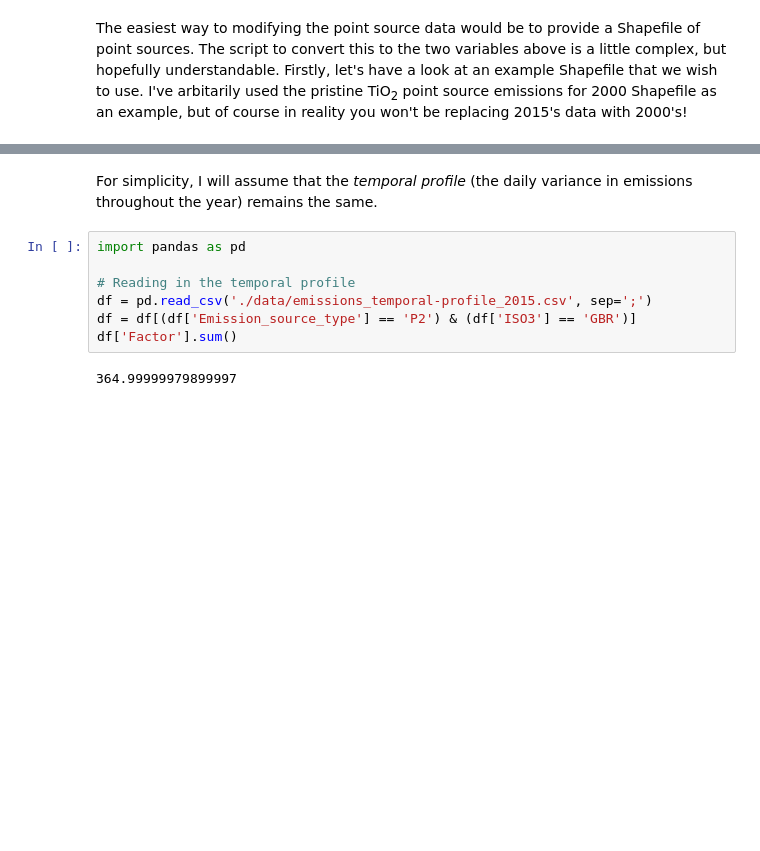
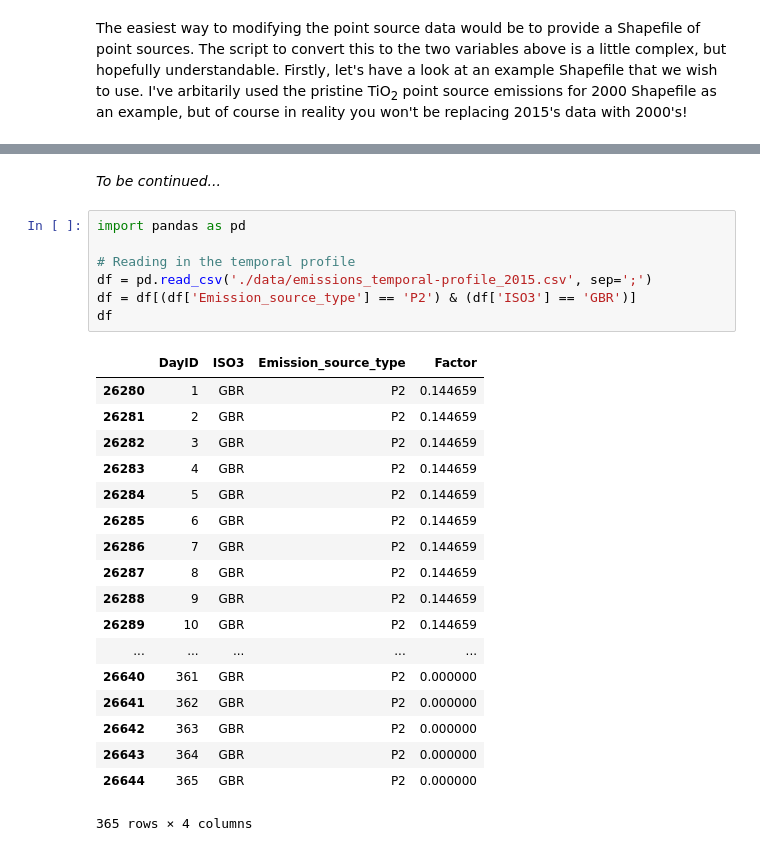
Before and after one commit to samharrison7/nanosolveit-nb, a Jupyter notebook: 2020-03-26_modifying-nanofase-input-data.ipynb, the cells around one changed output, grey strips where cells are left out. Saved outputs shown, nothing was run; the diff lists cells and outputs as text; blank space fills up the shorter version.

```diff
--- a/2020-03-26_modifying-nanofase-input-data.ipynb
+++ b/2020-03-26_modifying-nanofase-input-data.ipynb
@@ -170,14 +170,31 @@ fig.show(renderer='notebook')
 # %% [output]
 [interactive output not drawn]
 [interactive output not drawn]
-# %% [markdown]
-For simplicity, I will assume that the *temporal profile* (the daily variance in emissions throughout the year) remains the same.
+# %% [markdown]
+*To be continued...*
 # %%
 import pandas as pd
 
 # Reading in the temporal profile
 df = pd.read_csv('./data/emissions_temporal-profile_2015.csv', sep=';')
 df = df[(df['Emission_source_type'] == 'P2') & (df['ISO3'] == 'GBR')]
-df['Factor'].sum()
+df
 # %% [output]
+|  | DayID | ISO3 | Emission_source_type | Factor |
+| 26280 | 1 | GBR | P2 | 0.144659 |
+| 26281 | 2 | GBR | P2 | 0.144659 |
+| 26282 | 3 | GBR | P2 | 0.144659 |
+| 26283 | 4 | GBR | P2 | 0.144659 |
+| 26284 | 5 | GBR | P2 | 0.144659 |
+| 26285 | 6 | GBR | P2 | 0.144659 |
+| 26286 | 7 | GBR | P2 | 0.144659 |
+| 26287 | 8 | GBR | P2 | 0.144659 |
+| 26288 | 9 | GBR | P2 | 0.144659 |
+| 26289 | 10 | GBR | P2 | 0.144659 |
+| ... | ... | ... | ... | ... |
+| 26640 | 361 | GBR | P2 | 0.000000 |
+| 26641 | 362 | GBR | P2 | 0.000000 |
+| 26642 | 363 | GBR | P2 | 0.000000 |
+| 26643 | 364 | GBR | P2 | 0.000000 |
+| 26644 | 365 | GBR | P2 | 0.000000 |
-364.99999979899997
+365 rows × 4 columns
```
Also changed, not shown: 5 other files.
